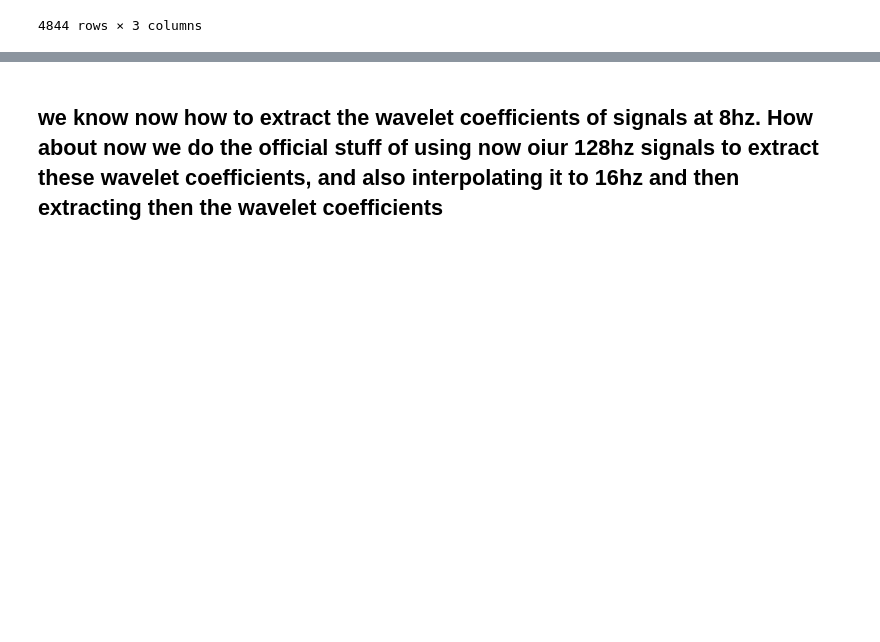
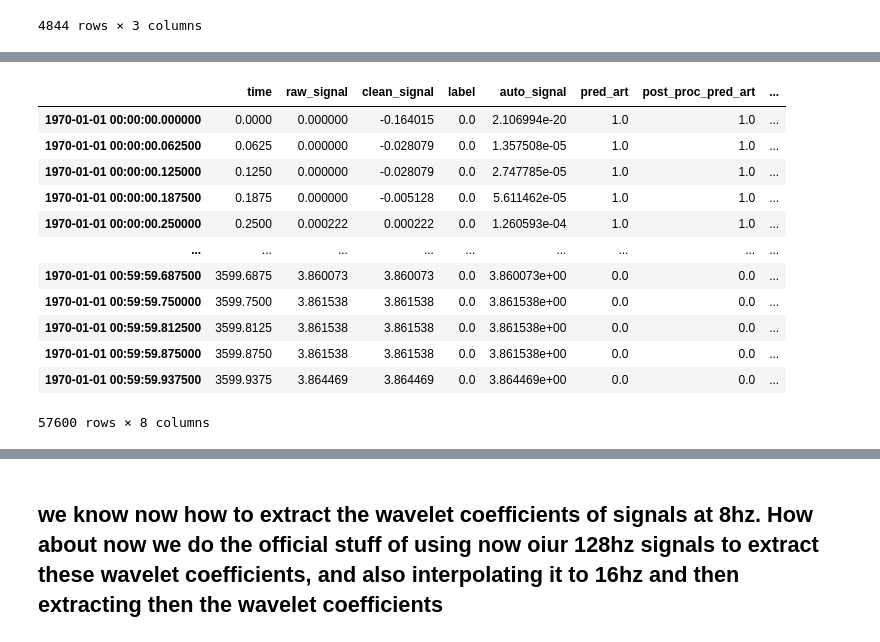
Before and after one commit to 08Aristodemus24/thesis-writing-1, a Jupyter notebook: eda-signal-classifier/experiementation.ipynb, the cells around one changed output, grey strips where cells are left out. Drawn from its saved outputs; the diff is of its cells as text; code cells hidden in the pictures; blank space fills up the shorter version.

```diff
--- a/eda-signal-classifier/experiementation.ipynb
+++ b/eda-signal-classifier/experiementation.ipynb
@@ -1703,0 +1824,17 @@ second_data_half_sec_wave_feats
+# %%
+first_16hz_data = akakip_eda_df_16hz[0:57600]
+first_16hz_data
+# %% [output]
+|  | time | raw_signal | clean_signal | label | auto_signal | pred_art | post_proc_pred_art | ... |
+| 1970-01-01 00:00:00.000000 | 0.0000 | 0.000000 | -0.164015 | 0.0 | 2.106994e-20 | 1.0 | 1.0 | ... |
+| 1970-01-01 00:00:00.062500 | 0.0625 | 0.000000 | -0.028079 | 0.0 | 1.357508e-05 | 1.0 | 1.0 | ... |
+| 1970-01-01 00:00:00.125000 | 0.1250 | 0.000000 | -0.028079 | 0.0 | 2.747785e-05 | 1.0 | 1.0 | ... |
+| 1970-01-01 00:00:00.187500 | 0.1875 | 0.000000 | -0.005128 | 0.0 | 5.611462e-05 | 1.0 | 1.0 | ... |
+| 1970-01-01 00:00:00.250000 | 0.2500 | 0.000222 | 0.000222 | 0.0 | 1.260593e-04 | 1.0 | 1.0 | ... |
+| ... | ... | ... | ... | ... | ... | ... | ... | ... |
+| 1970-01-01 00:59:59.687500 | 3599.6875 | 3.860073 | 3.860073 | 0.0 | 3.860073e+00 | 0.0 | 0.0 | ... |
+| 1970-01-01 00:59:59.750000 | 3599.7500 | 3.861538 | 3.861538 | 0.0 | 3.861538e+00 | 0.0 | 0.0 | ... |
+| 1970-01-01 00:59:59.812500 | 3599.8125 | 3.861538 | 3.861538 | 0.0 | 3.861538e+00 | 0.0 | 0.0 | ... |
+| 1970-01-01 00:59:59.875000 | 3599.8750 | 3.861538 | 3.861538 | 0.0 | 3.861538e+00 | 0.0 | 0.0 | ... |
+| 1970-01-01 00:59:59.937500 | 3599.9375 | 3.864469 | 3.864469 | 0.0 | 3.864469e+00 | 0.0 | 0.0 | ... |
+57600 rows × 8 columns
```
Also changed, not shown: parts of 30 cells of this notebook, 1 other file.
